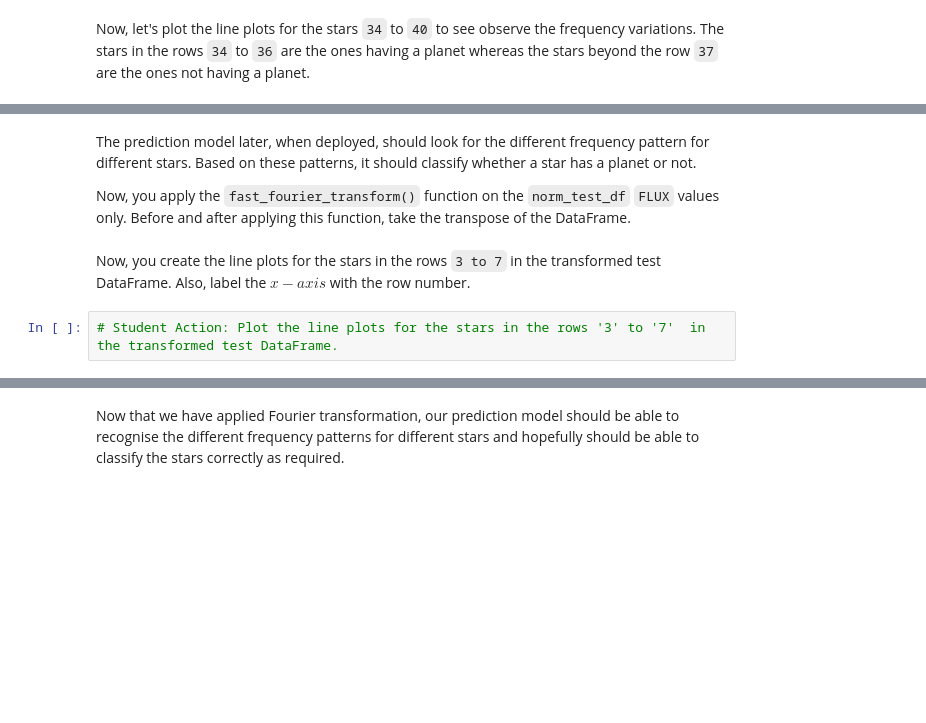
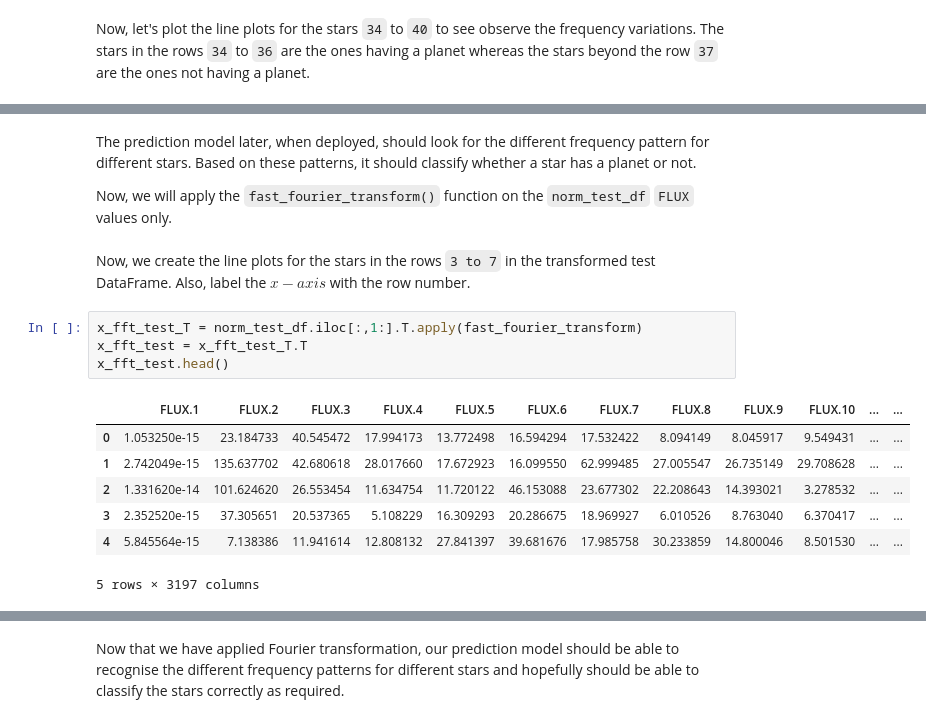
Before and after one commit to Aditya-Kayasth/Exoplanet-Detection-ML, a Jupyter notebook: Fast_Fourier_Transformation.ipynb, the cells around one changed output, grey strips where cells are left out. Saved outputs shown, nothing was run; the diff lists cells and outputs as text; blank space fills up the shorter version.

```diff
--- a/Fast_Fourier_Transformation.ipynb
+++ b/Fast_Fourier_Transformation.ipynb
@@ -358,8 +393,18 @@ Star no.: 39 | LABEL: 1
 # %% [markdown]
 The prediction model later, when deployed, should look for the different frequency pattern for different stars. Based on these patterns, it should classify whether a star has a planet or not.
 
-Now, you apply the `fast_fourier_transform()` function on the `norm_test_df` `FLUX` values only. Before and after applying this function, take the transpose of the DataFrame.
+Now, we will apply the `fast_fourier_transform()` function on the `norm_test_df` `FLUX` values only.
 # %% [markdown]
-Now, you create the line plots for the stars in the rows `3 to 7`  in the transformed test DataFrame. Also, label the $x-axis$ with the row number.
+Now, we create the line plots for the stars in the rows `3 to 7`  in the transformed test DataFrame. Also, label the $x-axis$ with the row number.
-# %%
-# Student Action: Plot the line plots for the stars in the rows '3' to '7'  in the transformed test DataFrame.
+# %%
+x_fft_test_T = norm_test_df.iloc[:,1:].T.apply(fast_fourier_transform)
+x_fft_test = x_fft_test_T.T
+x_fft_test.head()
+# %% [output]
+|  | FLUX.1 | FLUX.2 | FLUX.3 | FLUX.4 | FLUX.5 | FLUX.6 | FLUX.7 | FLUX.8 | FLUX.9 | FLUX.10 | ... | ... |
+| 0 | 1.053250e-15 | 23.184733 | 40.545472 | 17.994173 | 13.772498 | 16.594294 | 17.532422 | 8.094149 | 8.045917 | 9.549431 | ... | ... |
+| 1 | 2.742049e-15 | 135.637702 | 42.680618 | 28.017660 | 17.672923 | 16.099550 | 62.999485 | 27.005547 | 26.735149 | 29.708628 | ... | ... |
+| 2 | 1.331620e-14 | 101.624620 | 26.553454 | 11.634754 | 11.720122 | 46.153088 | 23.677302 | 22.208643 | 14.393021 | 3.278532 | ... | ... |
+| 3 | 2.352520e-15 | 37.305651 | 20.537365 | 5.108229 | 16.309293 | 20.286675 | 18.969927 | 6.010526 | 8.763040 | 6.370417 | ... | ... |
+| 4 | 5.845564e-15 | 7.138386 | 11.941614 | 12.808132 | 27.841397 | 39.681676 | 17.985758 | 30.233859 | 14.800046 | 8.501530 | ... | ... |
+5 rows × 3197 columns
```
Also changed, not shown: parts of 3 cells of this notebook.
